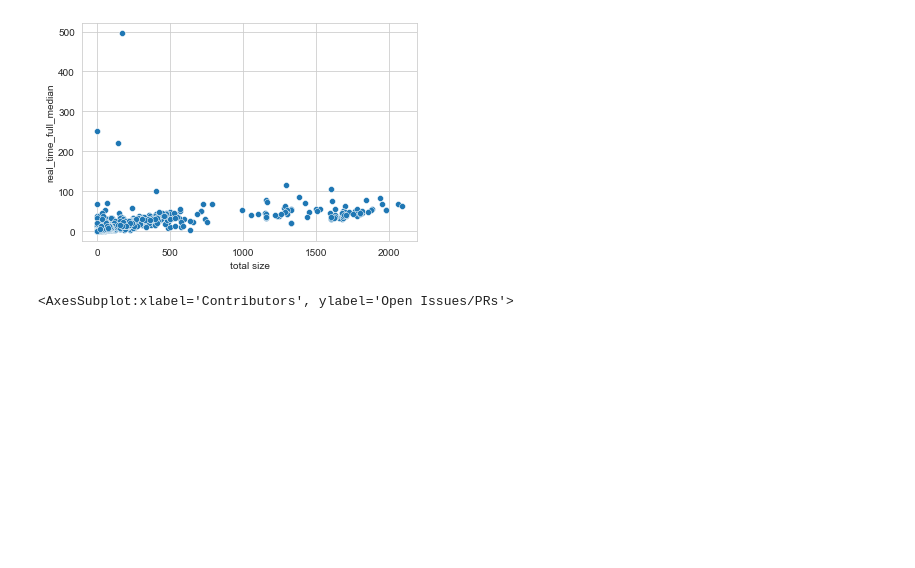
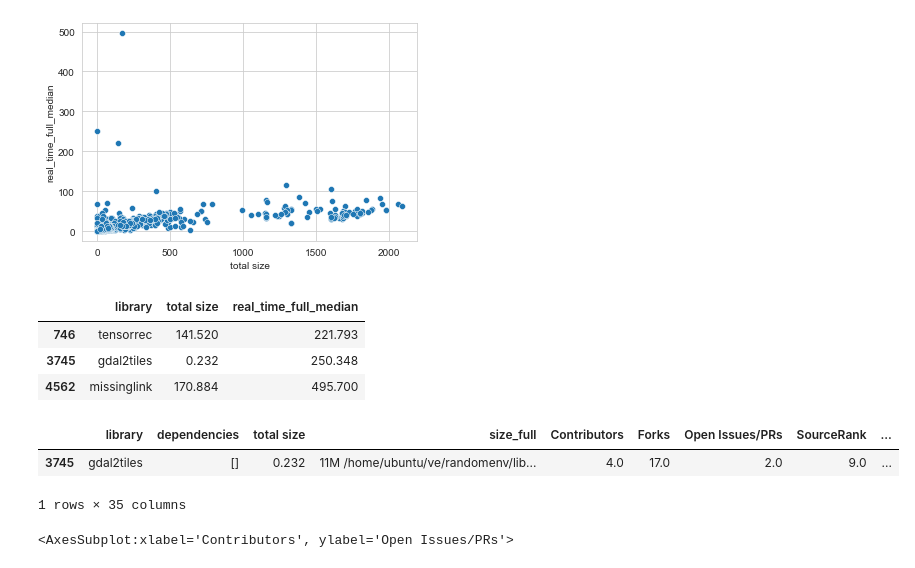
Before and after one commit to kevingao26/Binder-Logs, a Jupyter notebook: 5. Data Sorting II & Model Initiation/pentagon_EDA.ipynb, the cells around one changed output. Drawn from its saved outputs; the diff is of its cells as text; code cells hidden in the pictures; blank space fills up the shorter version.

```diff
--- a/5. Data Sorting II & Model Initiation/pentagon_EDA.ipynb
+++ b/5. Data Sorting II & Model Initiation/pentagon_EDA.ipynb
@@ -143,6 +143,19 @@ sns.scatterplot(x="total size", y=tm + "_time_full_median", data=df)
 # %% [output]
 <AxesSubplot:xlabel='total size', ylabel='real_time_full_median'>
 [figure]
+# %%
+df[["library", "total size", "real_time_full_median"]][df["real_time_full_median"] > 200]
+# %% [output]
+|  | library | total size | real_time_full_median |
+| 746 | tensorrec | 141.520 | 221.793 |
+| 3745 | gdal2tiles | 0.232 | 250.348 |
+| 4562 | missinglink | 170.884 | 495.700 |
+# %%
+df[df["library"] == "gdal2tiles"]
+# %% [output]
+|  | library | dependencies | total size | size_full | Contributors | Forks | Open Issues/PRs | SourceRank | ... |
+| 3745 | gdal2tiles | [] | 0.232 | 11M /home/ubuntu/ve/randomenv/lib... | 4.0 | 17.0 | 2.0 | 9.0 | ... |
+1 rows × 35 columns
 # %%
 sns.scatterplot(x="Contributors", y="Open Issues/PRs", data=df)
 # %% [output]
```
Also changed, not shown: parts of 12 cells of this notebook, 5 other files.
